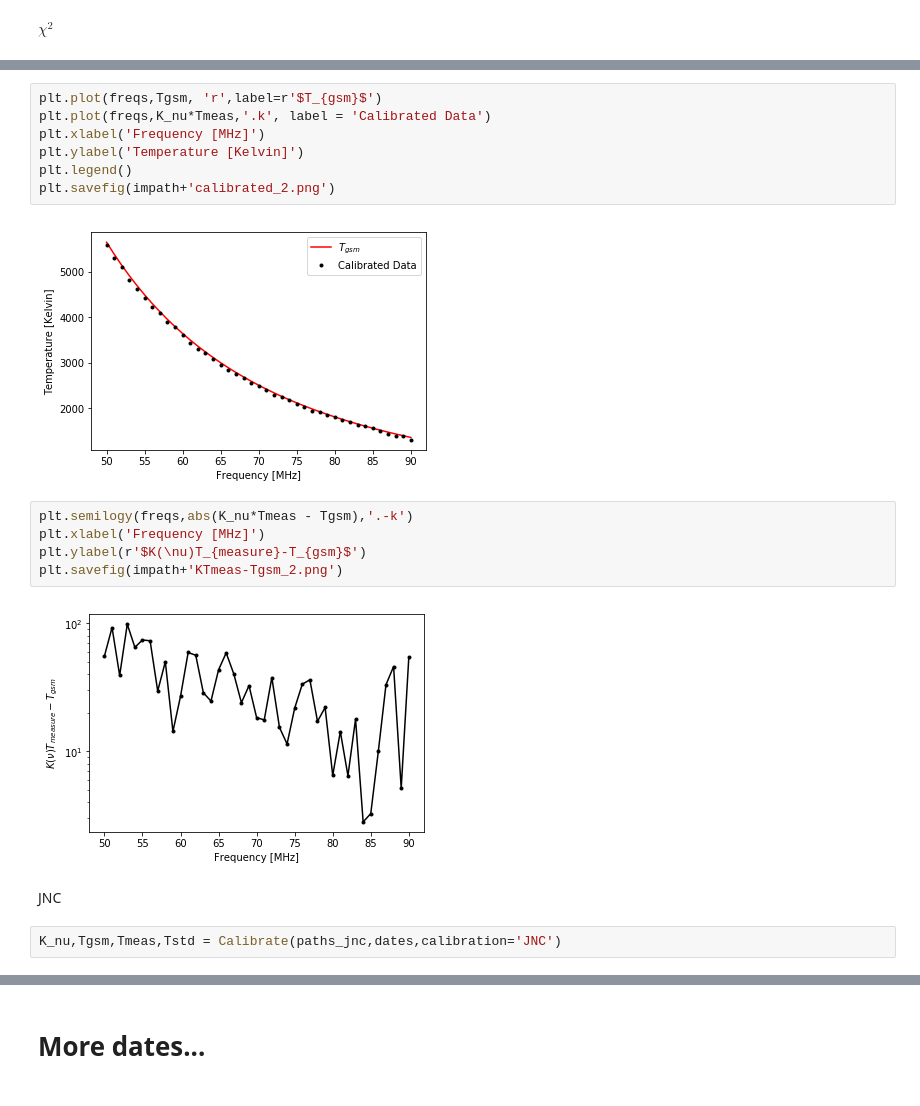
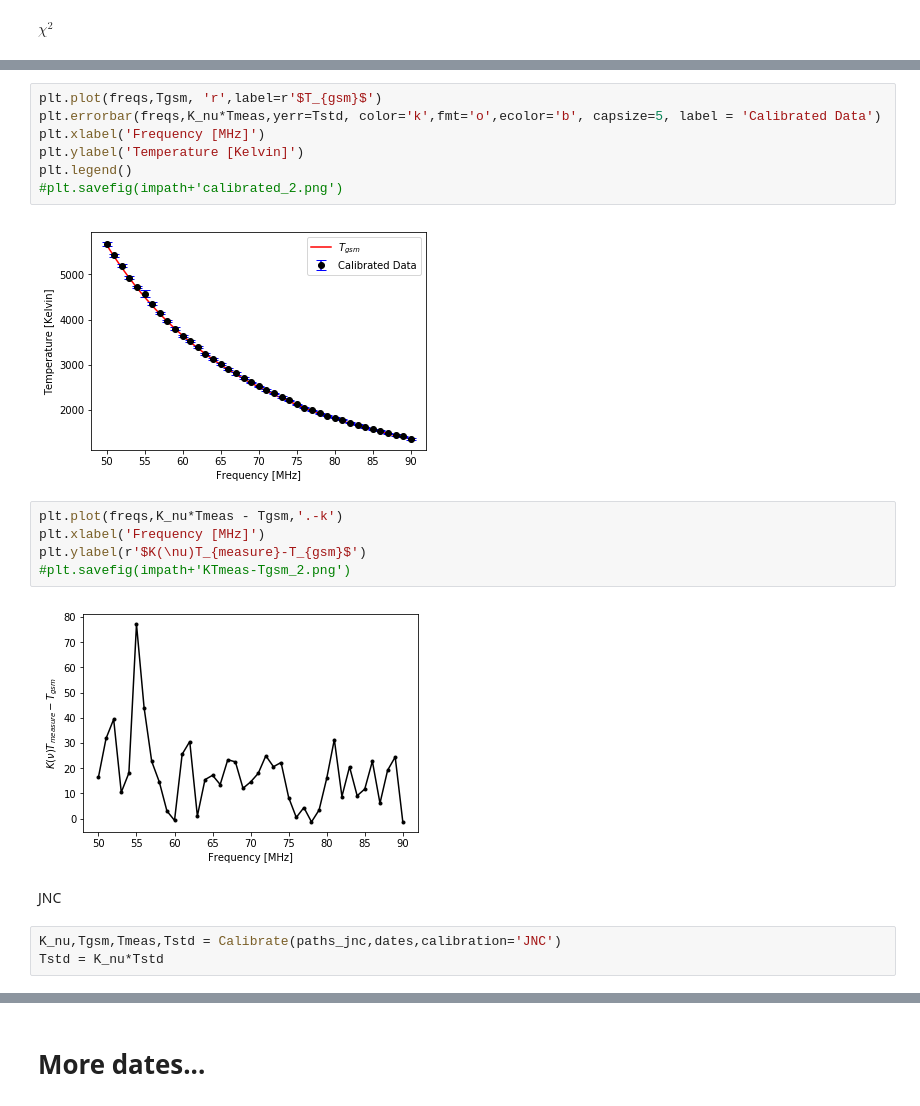
Before and after one commit to HiramHerrera/SciHi, a Jupyter notebook: calibration.ipynb, the cells around one changed output, grey strips where cells are left out. Saved outputs shown, nothing was run; the diff lists cells and outputs as text.

```diff
--- a/calibration.ipynb
+++ b/calibration.ipynb
@@ -164,23 +181,24 @@ plt.savefig(impath+'K_nu_2.png')
 # %%
 plt.plot(freqs,Tgsm, 'r',label=r'$T_{gsm}$')
-plt.plot(freqs,K_nu*Tmeas,'.k', label = 'Calibrated Data')
+plt.errorbar(freqs,K_nu*Tmeas,yerr=Tstd, color='k',fmt='o',ecolor='b', capsize=5, label = 'Calibrated Data')
 plt.xlabel('Frequency [MHz]')
 plt.ylabel('Temperature [Kelvin]')
 plt.legend()
-plt.savefig(impath+'calibrated_2.png')
+#plt.savefig(impath+'calibrated_2.png')
 # %% [output]
-[figure, old version]
+[figure, new version]
 # %%
-plt.semilogy(freqs,abs(K_nu*Tmeas - Tgsm),'.-k')
+plt.plot(freqs,K_nu*Tmeas - Tgsm,'.-k')
 plt.xlabel('Frequency [MHz]')
 plt.ylabel(r'$K(\nu)T_{measure}-T_{gsm}$')
-plt.savefig(impath+'KTmeas-Tgsm_2.png')
+#plt.savefig(impath+'KTmeas-Tgsm_2.png')
 # %% [output]
-[figure, old version]
+[figure, new version]
 # %% [markdown]
 JNC
 # %%
 K_nu,Tgsm,Tmeas,Tstd = Calibrate(paths_jnc,dates,calibration='JNC')
+Tstd = K_nu*Tstd
 # %%
 plt.semilogy(freqs,K_nu,'.-k')
 plt.xlabel('Frequency [MHz]')
```
Also changed, not shown: parts of 61 cells of this notebook, 4 other files.
